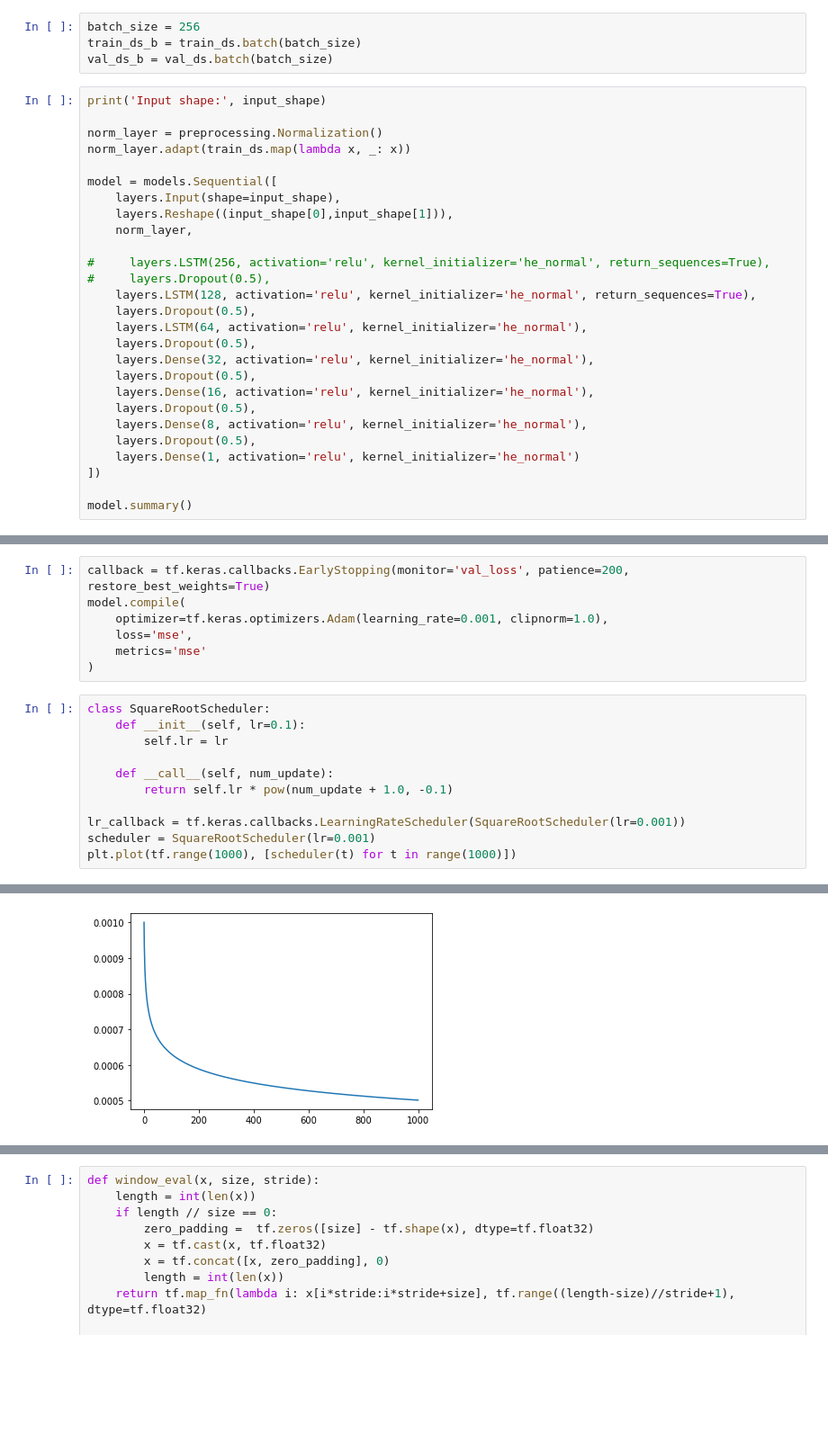
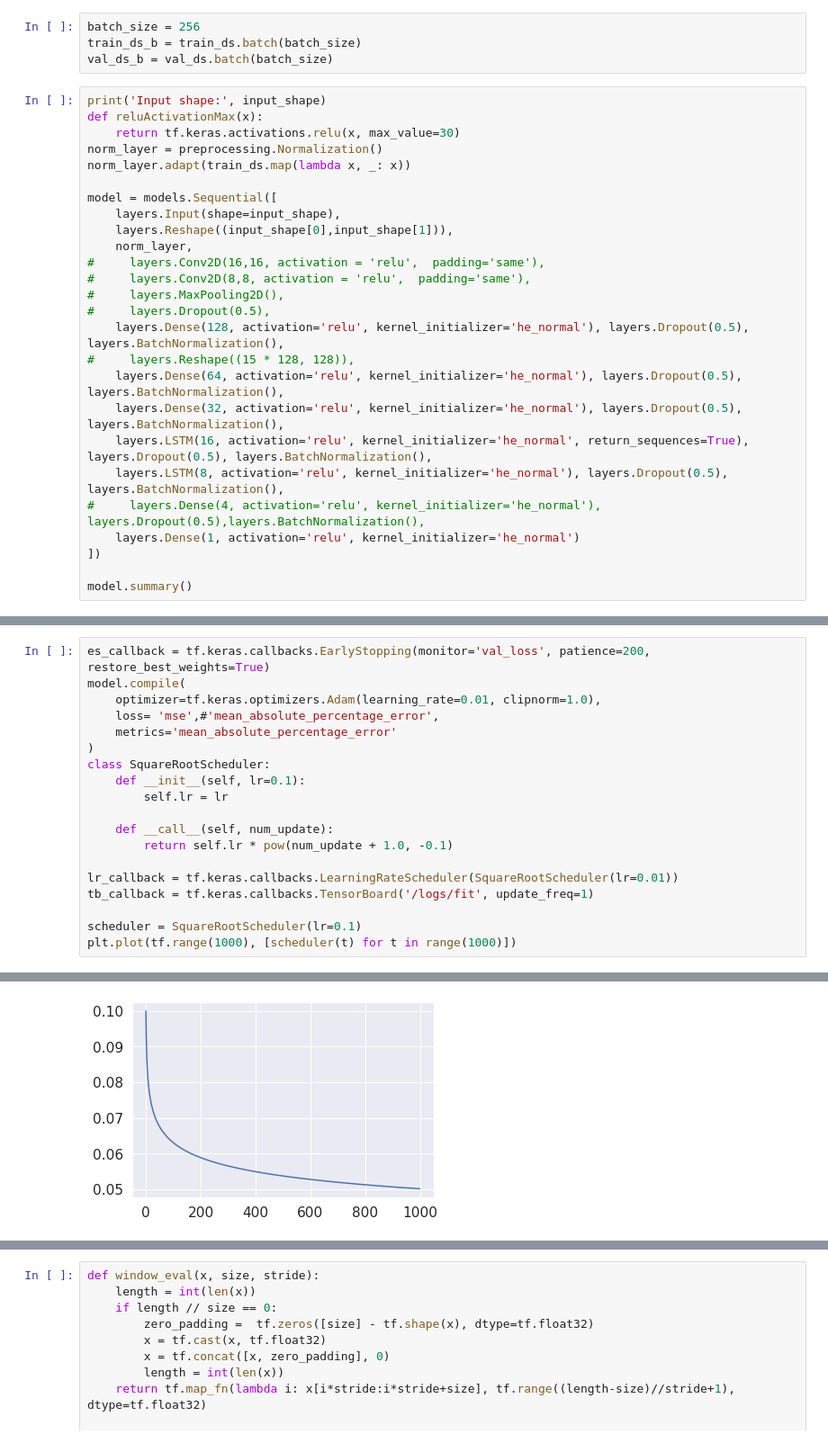
Before and after one commit to W210-SP21-Capstone-Dementia/model, a Jupyter notebook: 4-RollingWindow+LSTM+WN.ipynb, the cells around one changed output, grey strips where cells are left out. Shown at 90% size. Drawn from its saved outputs; the diff is of its cells as text; blank space fills up the shorter version.

Commit message:
add models RW-LSTM-WN

```diff
--- a/4-RollingWindow+LSTM+WN.ipynb
+++ b/4-RollingWindow+LSTM+WN.ipynb
@@ -117,7 +117,8 @@ train_ds_b = train_ds.batch(batch_size)
 val_ds_b = val_ds.batch(batch_size)
 # %%
 print('Input shape:', input_shape)
-
+def reluActivationMax(x):
+    return tf.keras.activations.relu(x, max_value=30)
 norm_layer = preprocessing.Normalization()
 norm_layer.adapt(train_ds.map(lambda x, _: x))
 
@@ -125,19 +126,17 @@ model = models.Sequential([
     layers.Input(shape=input_shape),
     layers.Reshape((input_shape[0],input_shape[1])),
     norm_layer,
-
-#     layers.LSTM(256, activation='relu', kernel_initializer='he_normal', return_sequences=True),
+#     layers.Conv2D(16,16, activation = 'relu',  padding='same'),
+#     layers.Conv2D(8,8, activation = 'relu',  padding='same'),
+#     layers.MaxPooling2D(),
 #     layers.Dropout(0.5),
-    layers.LSTM(128, activation='relu', kernel_initializer='he_normal', return_sequences=True),
-    layers.Dropout(0.5),
-    layers.LSTM(64, activation='relu', kernel_initializer='he_normal'),
-    layers.Dropout(0.5),
-    layers.Dense(32, activation='relu', kernel_initializer='he_normal'),
-    layers.Dropout(0.5),
-    layers.Dense(16, activation='relu', kernel_initializer='he_normal'),
-    layers.Dropout(0.5),
-    layers.Dense(8, activation='relu', kernel_initializer='he_normal'),
-    layers.Dropout(0.5),
+    layers.Dense(128, activation='relu', kernel_initializer='he_normal'), layers.Dropout(0.5), layers.BatchNormalization(),
+#     layers.Reshape((15 * 128, 128)),
+    layers.Dense(64, activation='relu', kernel_initializer='he_normal'), layers.Dropout(0.5), layers.BatchNormalization(),
+    layers.Dense(32, activation='relu', kernel_initializer='he_normal'), layers.Dropout(0.5), layers.BatchNormalization(),
+    layers.LSTM(16, activation='relu', kernel_initializer='he_normal', return_sequences=True), layers.Dropout(0.5), layers.BatchNormalization(),
+    layers.LSTM(8, activation='relu', kernel_initializer='he_normal'), layers.Dropout(0.5), layers.BatchNormalization(),
+#     layers.Dense(4, activation='relu', kernel_initializer='he_normal'), layers.Dropout(0.5),layers.BatchNormalization(),
     layers.Dense(1, activation='relu', kernel_initializer='he_normal')
 ])
 
@@ -162,23 +161,24 @@ Non-trainable params: 3
 _________________________________________________________________
-# %%
-callback = tf.keras.callbacks.EarlyStopping(monitor='val_loss', patience=200, restore_best_weights=True)
-model.compile(
-    optimizer=tf.keras.optimizers.Adam(learning_rate=0.001, clipnorm=1.0),
-    loss='mse',
-    metrics='mse'
-)
 # %%
+es_callback = tf.keras.callbacks.EarlyStopping(monitor='val_loss', patience=200, restore_best_weights=True)
+model.compile(
+    optimizer=tf.keras.optimizers.Adam(learning_rate=0.01, clipnorm=1.0),
+    loss= 'mse',#'mean_absolute_percentage_error',
+    metrics='mean_absolute_percentage_error'
+)
 class SquareRootScheduler:
     def __init__(self, lr=0.1):
         self.lr = lr
 
     def __call__(self, num_update):
         return self.lr * pow(num_update + 1.0, -0.1)
 
-lr_callback = tf.keras.callbacks.LearningRateScheduler(SquareRootScheduler(lr=0.001))
-scheduler = SquareRootScheduler(lr=0.001)
+lr_callback = tf.keras.callbacks.LearningRateScheduler(SquareRootScheduler(lr=0.01))
+tb_callback = tf.keras.callbacks.TensorBoard('/logs/fit', update_freq=1)
+
+scheduler = SquareRootScheduler(lr=0.1)
 plt.plot(tf.range(1000), [scheduler(t) for t in range(1000)])
 # %% [output]
 [<matplotlib.lines.Line2D at 0x...>]
-[figure, old version]
+[figure, new version]
 # %%
```
Also changed, not shown: parts of 33 cells of this notebook, 7 other files.
